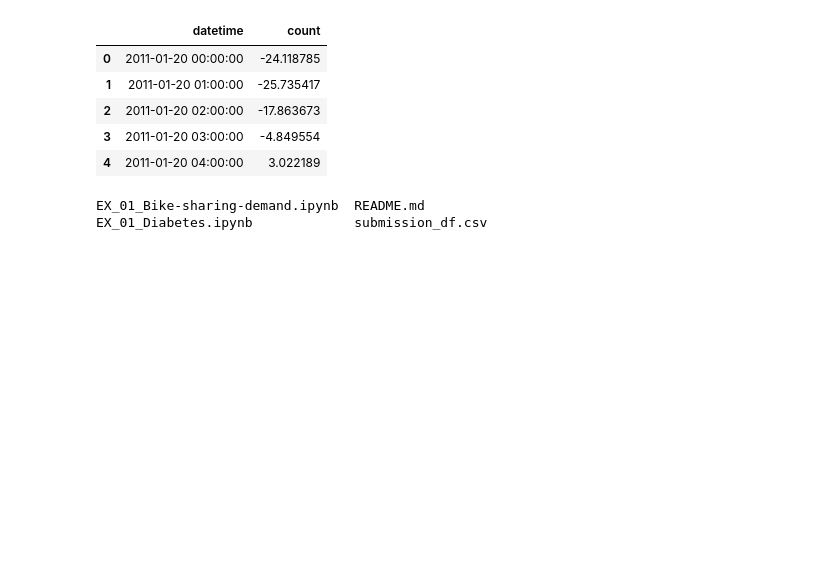
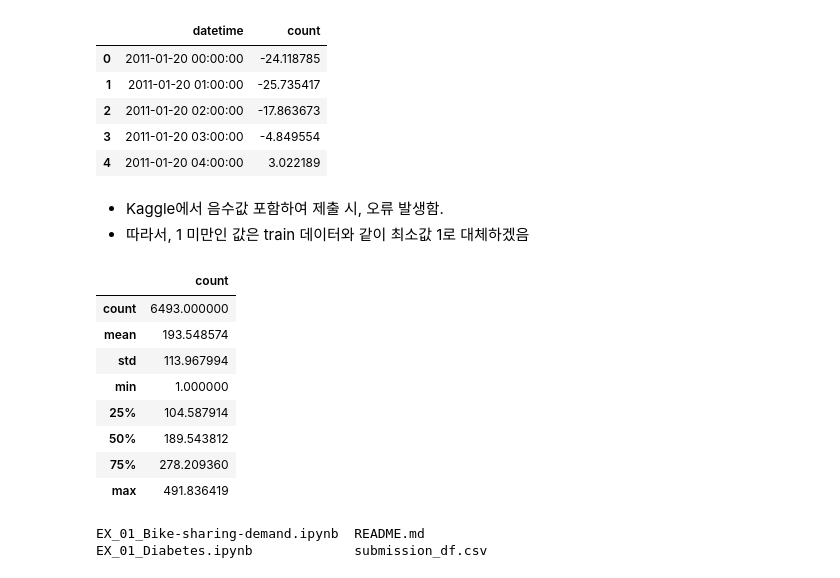
Before and after one commit to SarahPark-DS/AIFFEL_quest_rs, a Jupyter notebook: Exploration/Ex01/EX_01_Bike-sharing-demand.ipynb, the cells around one changed output. Saved outputs shown, nothing was run; the diff lists cells and outputs as text; code cells hidden in the pictures; blank space fills up the shorter version.

```diff
--- a/Exploration/Ex01/EX_01_Bike-sharing-demand.ipynb
+++ b/Exploration/Ex01/EX_01_Bike-sharing-demand.ipynb
@@ -422,6 +422,22 @@ submission_df.head()
 | 2 | 2011-01-20 02:00:00 | -17.863673 |
 | 3 | 2011-01-20 03:00:00 | -4.849554 |
 | 4 | 2011-01-20 04:00:00 | 3.022189 |
+# %% [markdown]
+- Kaggle에서 음수값 포함하여 제출 시, 오류 발생함.
+- 따라서, 1 미만인 값은 train 데이터와 같이 최소값 1로 대체하겠음
+# %%
+submission_df.loc[submission_df['count'] < 1, 'count'] = 1
+submission_df.describe()
+# %% [output]
+|  | count |
+| count | 6493.000000 |
+| mean | 193.548574 |
+| std | 113.967994 |
+| min | 1.000000 |
+| 25% | 104.587914 |
+| 50% | 189.543812 |
+| 75% | 278.209360 |
+| max | 491.836419 |
 # %%
 submission_df.to_csv('./submission_df.csv', index = False)
 # %%
```
